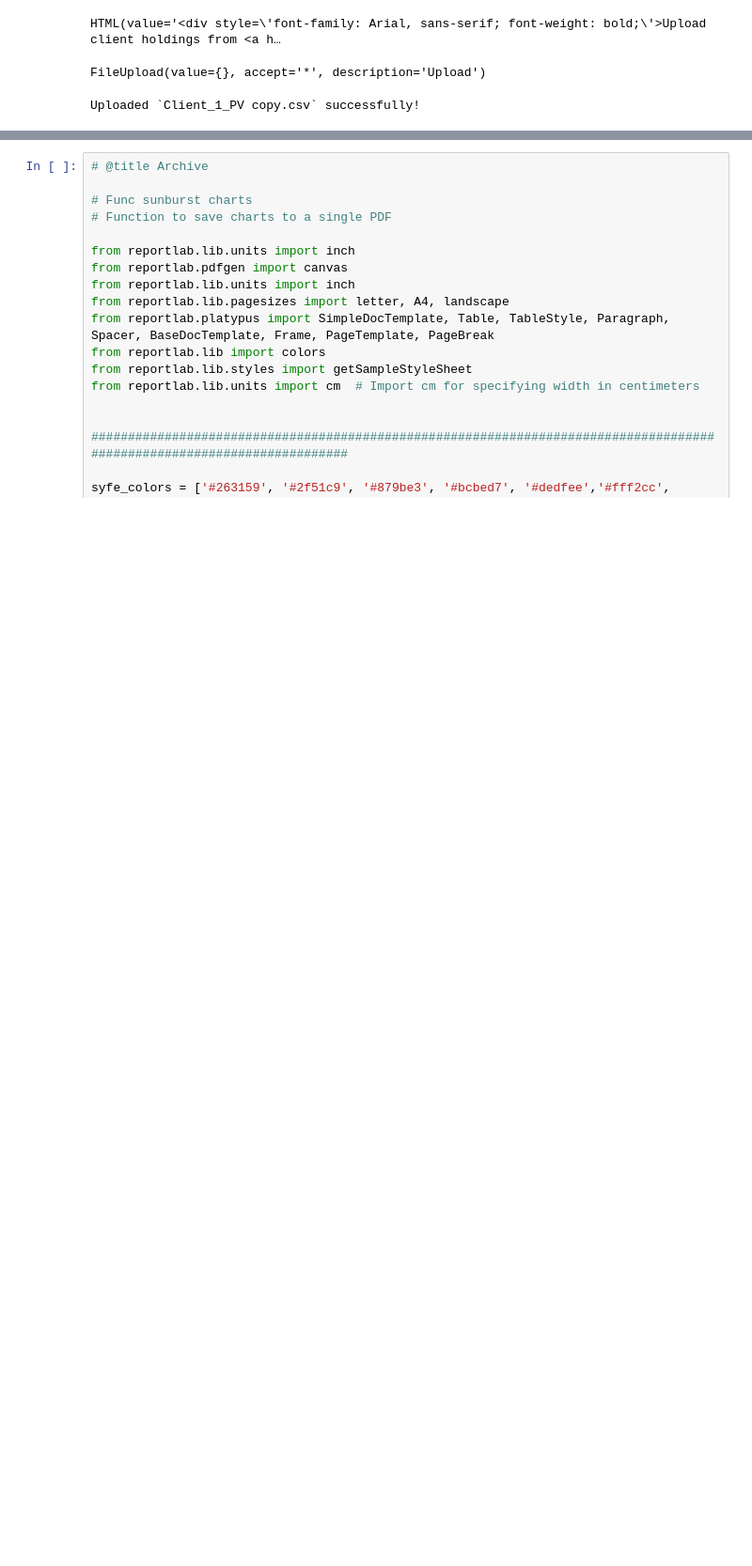
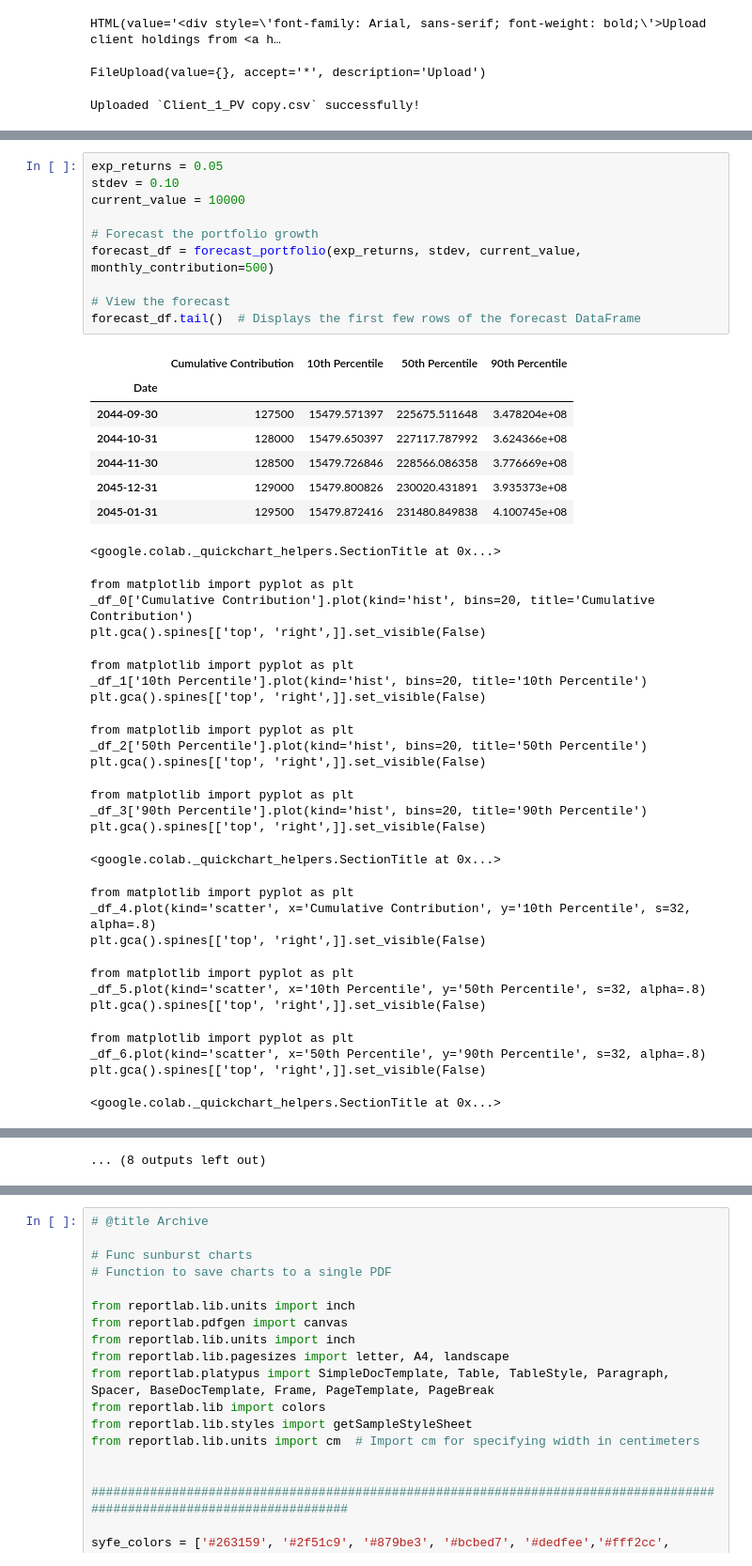
Before and after one commit to weijieleong/Portfolio-Visualizer, a Jupyter notebook: Portfolio_Visualizer_colab_V1.ipynb, the cells around one changed output, grey strips where cells are left out. Shown at 94% size. Cells and saved outputs as stored; diff of their text form; blank space fills up the shorter version.

```diff
--- a/Portfolio_Visualizer_colab_V1.ipynb
+++ b/Portfolio_Visualizer_colab_V1.ipynb
@@ -1712,0 +1770,42 @@ def forecast_portfolio(df_ret):
+# %%
+exp_returns = 0.05
+stdev = 0.10
+current_value = 10000
+
+# Forecast the portfolio growth
+forecast_df = forecast_portfolio(exp_returns, stdev, current_value, monthly_contribution=500)
+
+# View the forecast
+forecast_df.tail()  # Displays the first few rows of the forecast DataFrame
+# %% [output]
+|  | Cumulative Contribution | 10th Percentile | 50th Percentile | 90th Percentile |
+| Date |  |  |  |  |
+| 2044-09-30 | 127500 | 15479.571397 | 225675.511648 | 3.478204e+08 |
+| 2044-10-31 | 128000 | 15479.650397 | 227117.787992 | 3.624366e+08 |
+| 2044-11-30 | 128500 | 15479.726846 | 228566.086358 | 3.776669e+08 |
+| 2045-12-31 | 129000 | 15479.800826 | 230020.431891 | 3.935373e+08 |
+| 2045-01-31 | 129500 | 15479.872416 | 231480.849838 | 4.100745e+08 |
+<google.colab._quickchart_helpers.SectionTitle at 0x...>
+from matplotlib import pyplot as plt
+_df_0['Cumulative Contribution'].plot(kind='hist', bins=20, title='Cumulative Contribution')
+plt.gca().spines[['top', 'right',]].set_visible(False)
+from matplotlib import pyplot as plt
+_df_1['10th Percentile'].plot(kind='hist', bins=20, title='10th Percentile')
+plt.gca().spines[['top', 'right',]].set_visible(False)
+from matplotlib import pyplot as plt
+_df_2['50th Percentile'].plot(kind='hist', bins=20, title='50th Percentile')
+plt.gca().spines[['top', 'right',]].set_visible(False)
+from matplotlib import pyplot as plt
+_df_3['90th Percentile'].plot(kind='hist', bins=20, title='90th Percentile')
+plt.gca().spines[['top', 'right',]].set_visible(False)
+<google.colab._quickchart_helpers.SectionTitle at 0x...>
+from matplotlib import pyplot as plt
+_df_4.plot(kind='scatter', x='Cumulative Contribution', y='10th Percentile', s=32, alpha=.8)
+plt.gca().spines[['top', 'right',]].set_visible(False)
+from matplotlib import pyplot as plt
+_df_5.plot(kind='scatter', x='10th Percentile', y='50th Percentile', s=32, alpha=.8)
+plt.gca().spines[['top', 'right',]].set_visible(False)
+from matplotlib import pyplot as plt
+_df_6.plot(kind='scatter', x='50th Percentile', y='90th Percentile', s=32, alpha=.8)
+plt.gca().spines[['top', 'right',]].set_visible(False)
+<google.colab._quickchart_helpers.SectionTitle at 0x...>
@@ -1712,0 +1831 @@ def forecast_portfolio(df_ret):
+... (8 outputs left out)
```
Also changed, not shown: parts of 10 cells of this notebook.
